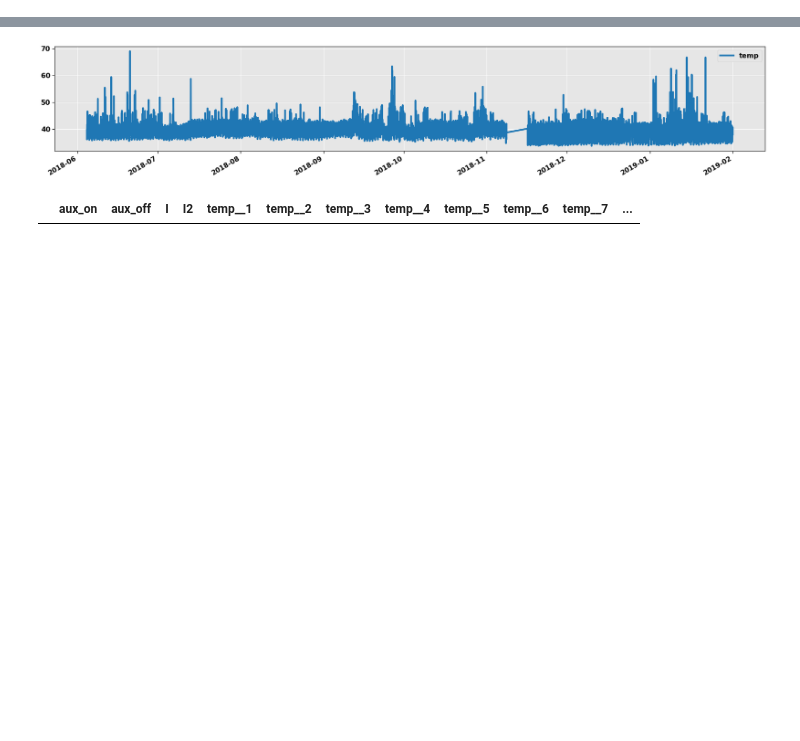
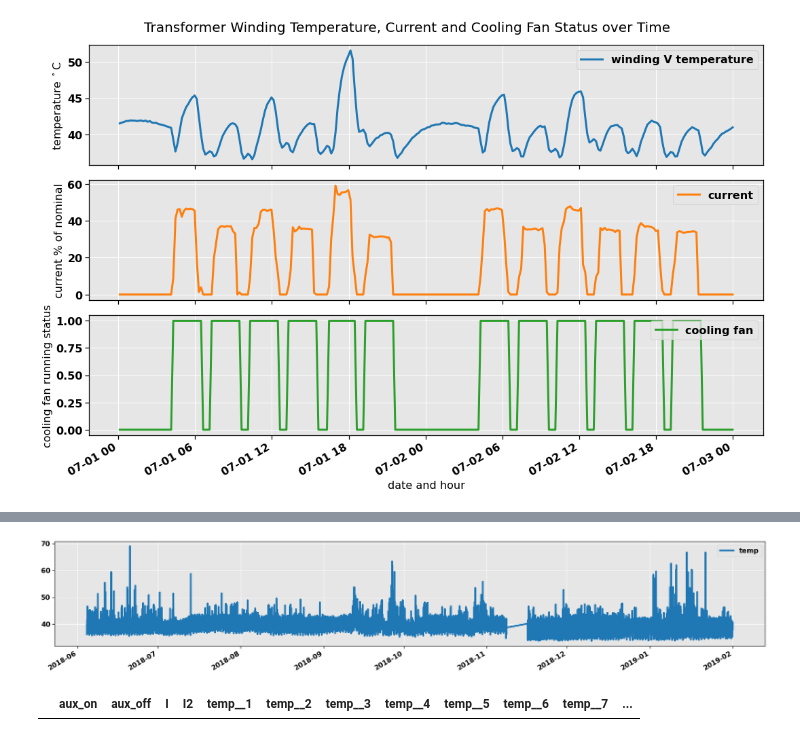
Before and after one commit to fonstelien/FYS-STK4155, a Jupyter notebook: project3/source/project3.ipynb, the cells around one changed output, grey strips where cells are left out. Drawn from its saved outputs; the diff is of its cells as text; code cells hidden in the pictures; blank space fills up the shorter version.

```diff
--- a/project3/source/project3.ipynb
+++ b/project3/source/project3.ipynb
@@ -41,4 +41,32 @@ temperatureX = utils.parse_file('data/pcu1/Supply trafo A winding 2U temp.csv',
 temperatureY = utils.parse_file('data/pcu1/Supply trafo A winding 2V temp.csv', 'tempY')
 auxiliaries = utils.parse_file('data/pcu1/AUX ON from PCU.csv', 'aux_on')
 current = utils.parse_file('data/pt1/i1.csv', 'I')
+# %%
+fig, axes = plt.subplots(nrows=3, ncols=1, figsize=(15,10), sharex=True)
+fig.suptitle('Transformer Winding Temperature, Current and Cooling Fan Status over Time', fontsize=LARGE)
+
+X, y = ar.prep_current_temp_model_dataset(auxiliaries, current, temperature, temperatureX, temperatureY, 0)
+start='2018-07-01 00:00:00'
+end='2018-07-03 00:00:00'
+
+ax = axes[0]
+X['tempX'][start:end].plot(ax=ax, label='winding V temperature')
+ax.set_ylabel('temperature $^\circ$C')
+ax.legend(loc='upper right')
+
+ax = axes[1]
+(X['I'] / 630 * 100)[start:end].plot(ax=ax, color=COLORS[1], label='current')
+ax.set_ylabel('current % of nominal')
+ax.legend(loc='upper right')
+
+ax = axes[2]
+X['aux_on'][start:end].plot(ax=ax, color=COLORS[2], label='cooling fan')
+ax.set_ylabel('cooling fan running status')
+ax.set_xlabel('date and hour')
+ax.legend(loc='upper right')
+
+plt.tight_layout()
+plt.show()
+# %% [output]
+[figure, added]
 # %%
```
Also changed, not shown: parts of 4 cells of this notebook, 1 other file.
